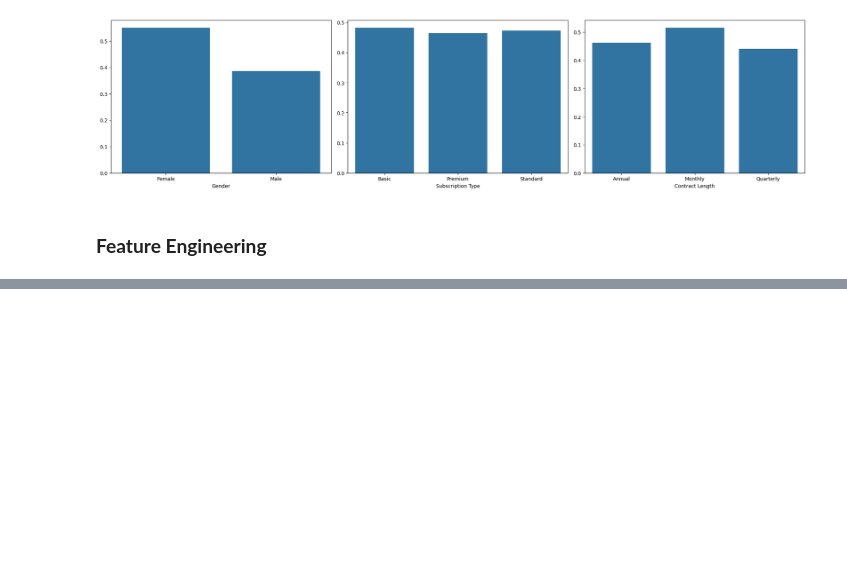
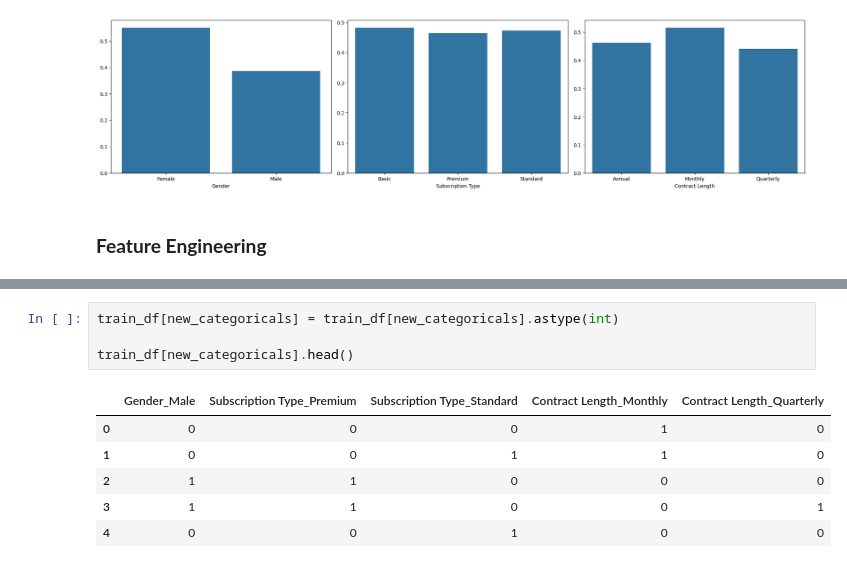
Before and after one commit to julsCadenas/DS-ML-Projects, a Jupyter notebook: CustomerChurnPrediction/notebooks/customer_churn_pred.ipynb, the cells around one changed output, grey strips where cells are left out. Cells and saved outputs as stored; diff of their text form; blank space fills up the shorter version.

```diff
--- a/CustomerChurnPrediction/notebooks/customer_churn_pred.ipynb
+++ b/CustomerChurnPrediction/notebooks/customer_churn_pred.ipynb
@@ -259,0 +318,11 @@ categorical_churn(train_df, categorical_features)
+# %%
+train_df[new_categoricals] = train_df[new_categoricals].astype(int)
+
+train_df[new_categoricals].head()
+# %% [output]
+|  | Gender_Male | Subscription Type_Premium | Subscription Type_Standard | Contract Length_Monthly | Contract Length_Quarterly |
+| 0 | 0 | 0 | 0 | 1 | 0 |
+| 1 | 0 | 0 | 1 | 1 | 0 |
+| 2 | 1 | 1 | 0 | 0 | 0 |
+| 3 | 1 | 1 | 0 | 0 | 1 |
+| 4 | 0 | 0 | 1 | 0 | 0 |
```
Also changed, not shown: parts of 19 cells of this notebook.
